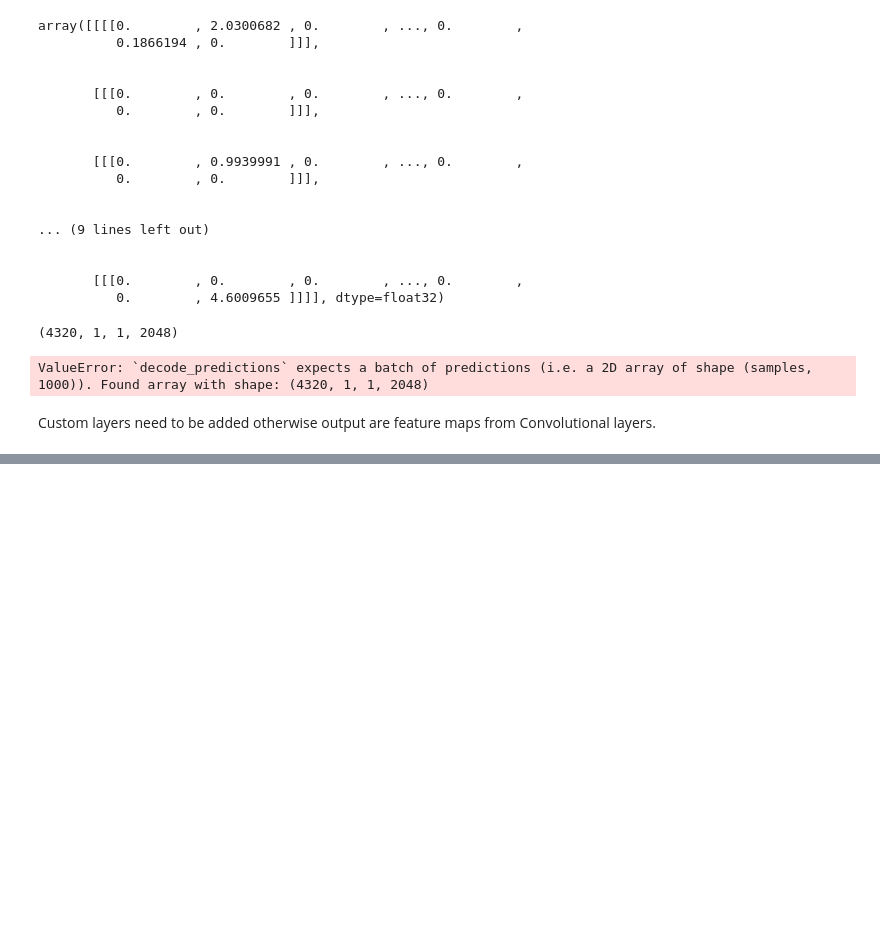
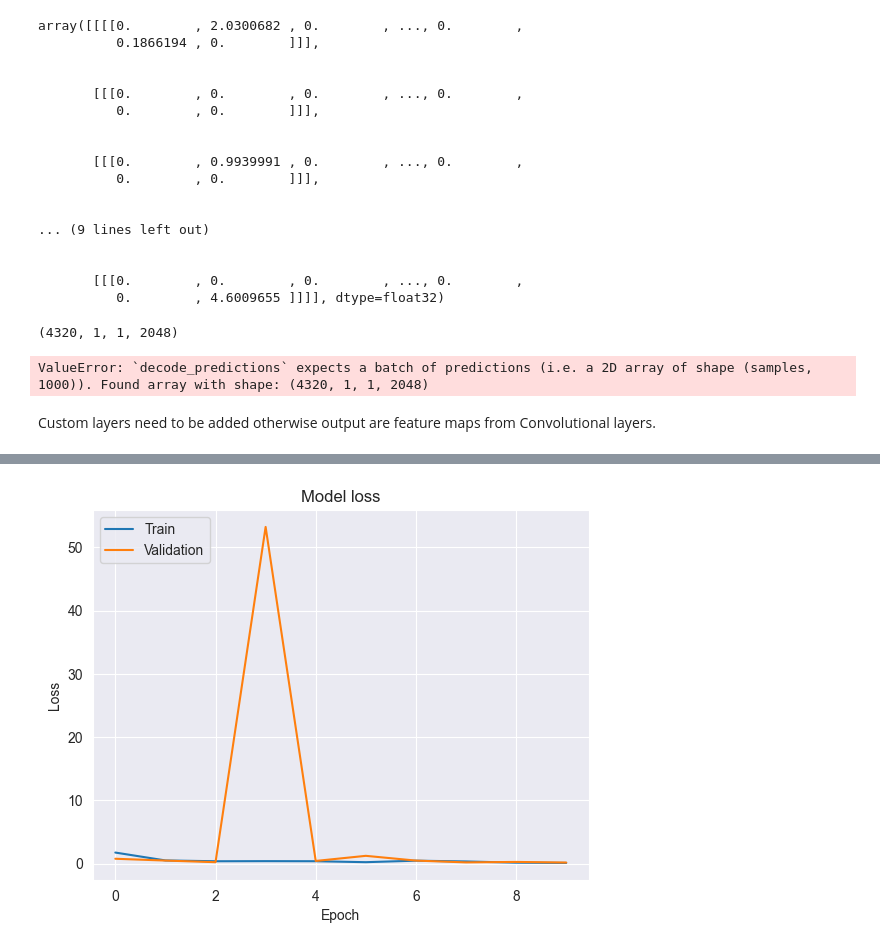
Before and after one commit to JonasBrockmoeller/Traffic-Sign-Recognition, a Jupyter notebook: German-Traffic-Sign-Dataset/ResNet Experiment.ipynb, the cells around one changed output, grey strips where cells are left out. Drawn from its saved outputs; the diff is of its cells as text; code cells hidden in the pictures; blank space fills up the shorter version.

Commit message:
resnet experiment
minus 2 models for space reasons

```diff
--- a/German-Traffic-Sign-Dataset/ResNet Experiment.ipynb
+++ b/German-Traffic-Sign-Dataset/ResNet Experiment.ipynb
@@ -219,0 +223,30 @@ Custom layers need to be added otherwise output are feature maps from Convolutio
+# %%
+# Image dimensions and channels
+height = 32  # example height
+width = 32   # example width
+channels = 3  # RGB channels
+
+input_tensor = Input(shape=(height, width, channels))
+
+res_model = ResNet50(weights='imagenet', include_top=False, input_tensor=input_tensor)
+
+# Freeze the pre-trained layers
+#for layer in res_model.layers:
+#    layer.trainable = False
+
+
+model = Sequential()
+model.add(res_model)
+model.add(Flatten())
+model.add(Dense(256, activation='relu'))
+model.add(Dropout(0.5))
+model.add(Dense(num_classes, activation='softmax'))
+
+model.compile(optimizer='adam',
+              loss='sparse_categorical_crossentropy',
+              metrics=['accuracy'])
+
+epochs = 10
+batch_size = 32
+
+history = model.fit(images_train, labels_train, epochs=epochs, batch_size=32, validation_data=(images_valid, labels_valid))
@@ -219,0 +274,11 @@ Custom layers need to be added otherwise output are feature maps from Convolutio
+# %%
+# Plot training & validation loss values
+plt.plot(history.history['loss'])
+plt.plot(history.history['val_loss'])
+plt.title('Model loss')
+plt.xlabel('Epoch')
+plt.ylabel('Loss')
+plt.legend(['Train', 'Validation'], loc='upper left')
+plt.show()
+# %% [output]
+[figure, added]
```
Also changed, not shown: parts of 27 cells of this notebook, 2 other files.
